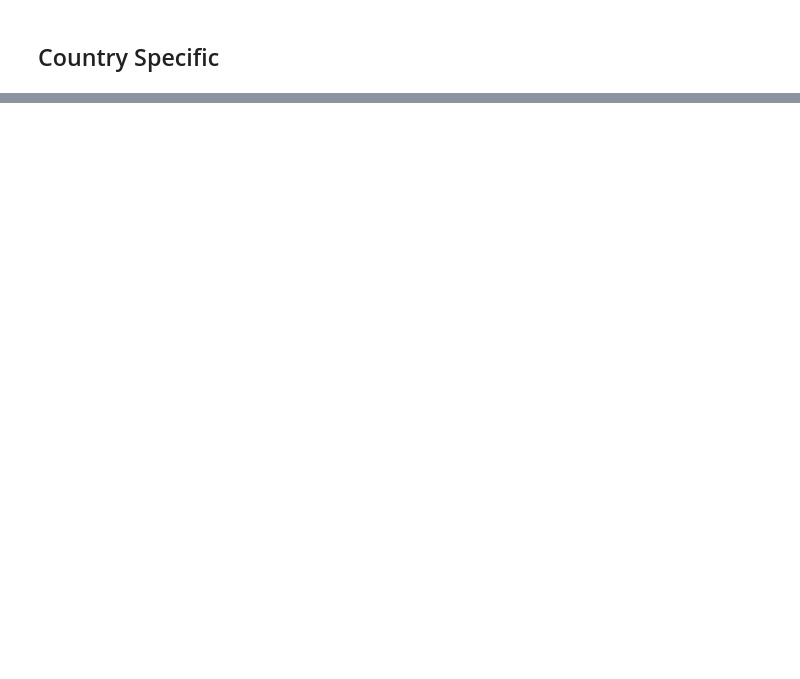
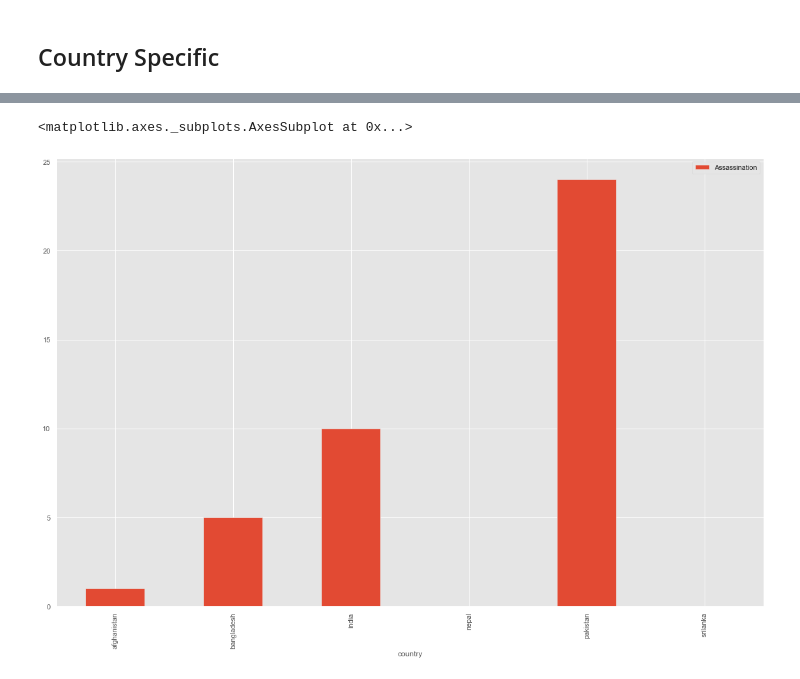
Before and after one commit to the-knightfury/Analysis-of-Political-Events, a Jupyter notebook: Preprocessing-Analysis-of-SATP.ipynb, the cells around one changed output, grey strips where cells are left out. Saved outputs shown, nothing was run; the diff lists cells and outputs as text; code cells hidden in the pictures; blank space fills up the shorter version.

```diff
--- a/Preprocessing-Analysis-of-SATP.ipynb
+++ b/Preprocessing-Analysis-of-SATP.ipynb
@@ -239,0 +245,4 @@ Counter({'AfghanTaliban': 1,
+# %%
+df_action = df.copy()
+df_action = df_action.explode('action_type')
+df_action.head(5)
@@ -239,0 +256,3 @@ Counter({'AfghanTaliban': 1,
+# %%
+aggregated = df_action.pivot_table(index = 'country', columns = 'action_type', aggfunc='size', fill_value=0)
+aggregated
@@ -239,0 +268,5 @@ Counter({'AfghanTaliban': 1,
+# %%
+aggregated.plot(kind='bar', y='Assassination')
+# %% [output]
+<matplotlib.axes._subplots.AxesSubplot at 0x...>
+[figure, added]
```
Also changed, not shown: parts of 33 cells of this notebook, 7 other files.
